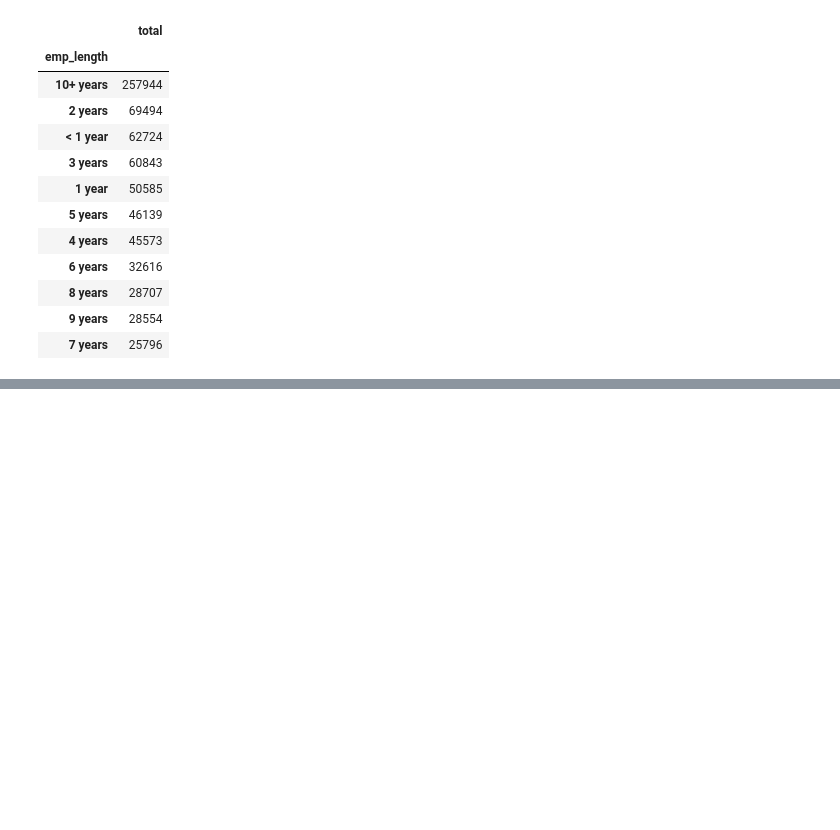
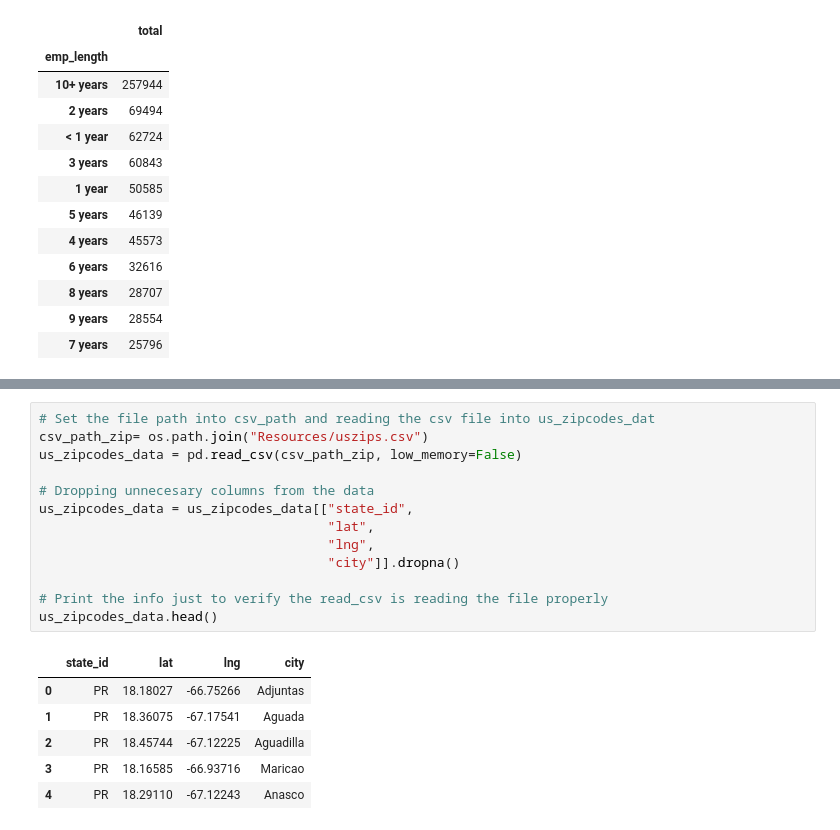
Before and after one commit to karenreyesss/1st-project-bootcamp, a Jupyter notebook: project1.ipynb, the cells around one changed output, grey strips where cells are left out. Saved outputs shown, nothing was run; the diff lists cells and outputs as text; blank space fills up the shorter version.

Commit message:
Updated
Added a cell to print a map, computer couldn't run the cell due to space

```diff
--- a/project1.ipynb
+++ b/project1.ipynb
@@ -190,0 +191,20 @@ demograph_lc_data.head()
+# %%
+# Set the file path into csv_path and reading the csv file into us_zipcodes_dat
+csv_path_zip= os.path.join("Resources/uszips.csv")
+us_zipcodes_data = pd.read_csv(csv_path_zip, low_memory=False)
+
+# Dropping unnecesary columns from the data
+us_zipcodes_data = us_zipcodes_data[["state_id",
+                                     "lat",
+                                     "lng",
+                                     "city"]].dropna()
+
+# Print the info just to verify the read_csv is reading the file properly
+us_zipcodes_data.head()
+# %% [output]
+|  | state_id | lat | lng | city |
+| 0 | PR | 18.18027 | -66.75266 | Adjuntas |
+| 1 | PR | 18.36075 | -67.17541 | Aguada |
+| 2 | PR | 18.45744 | -67.12225 | Aguadilla |
+| 3 | PR | 18.16585 | -66.93716 | Maricao |
+| 4 | PR | 18.29110 | -67.12243 | Anasco |
```
Also changed, not shown: parts of 3 cells of this notebook.
